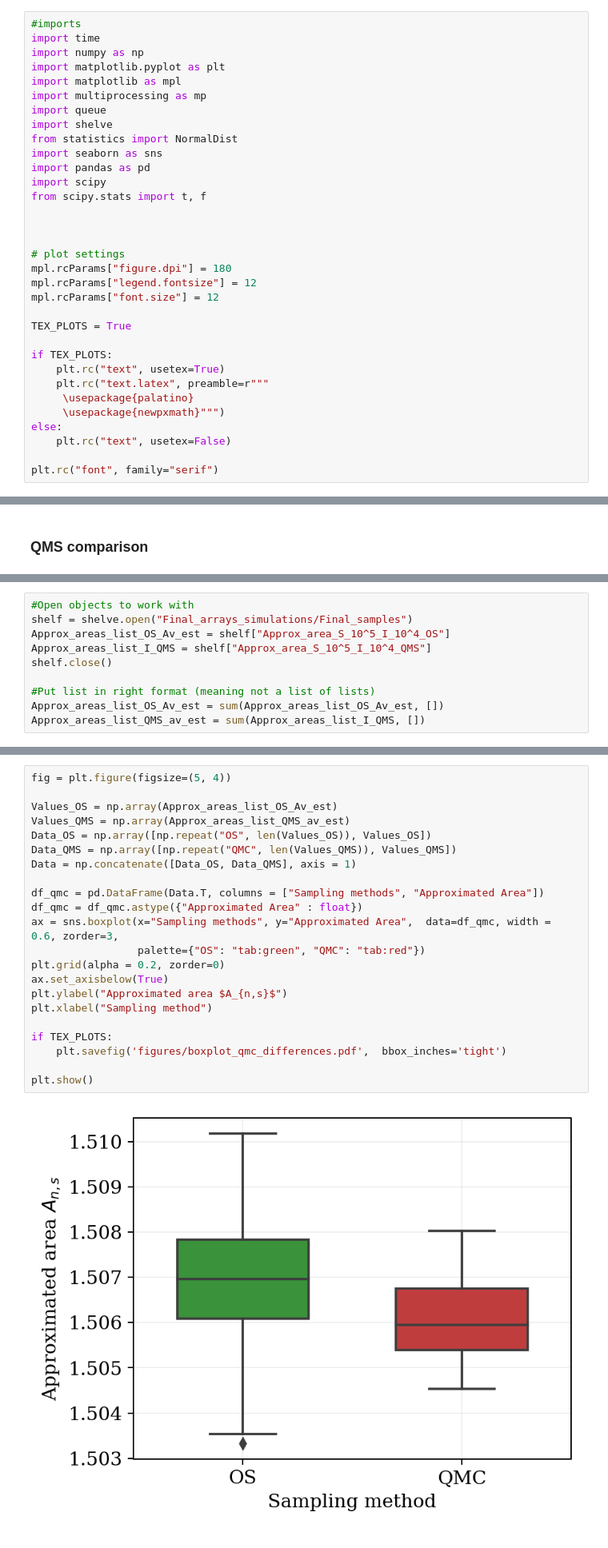
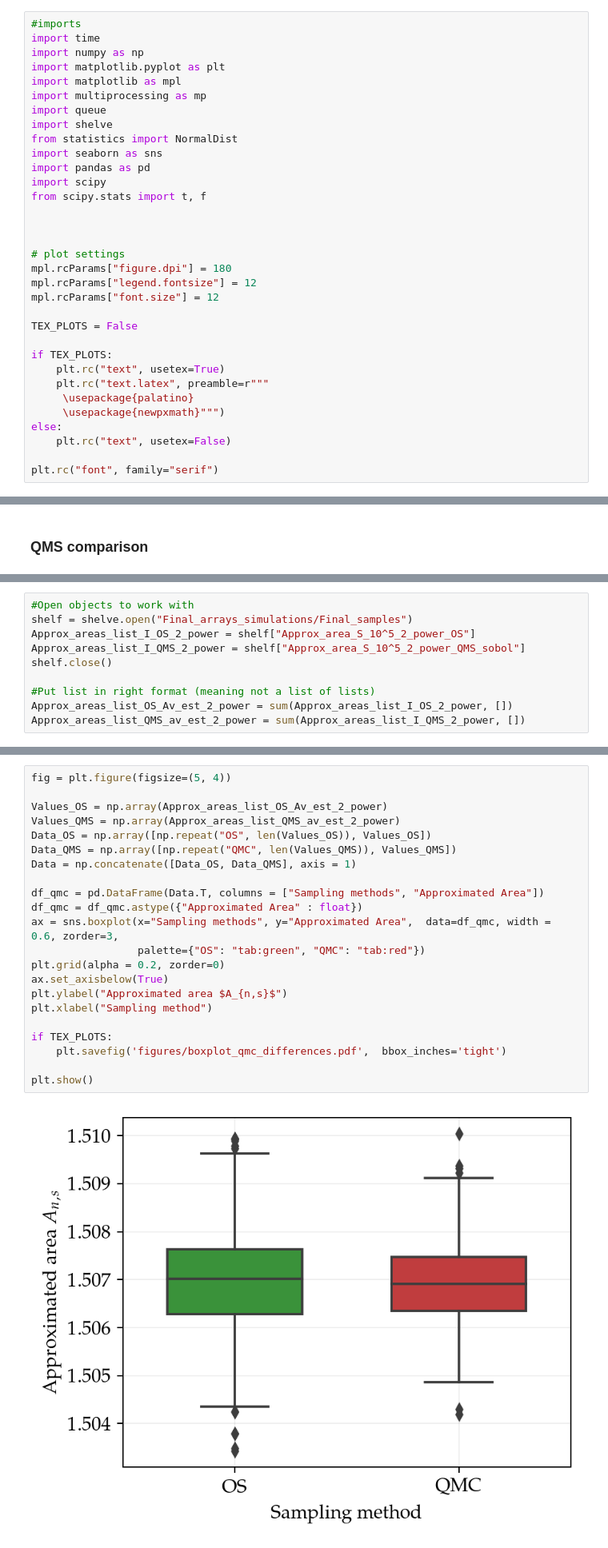
Before and after one commit to soudy/stoch-simulation-assignment1, a Jupyter notebook: notebooks/Mandelbrot_Monte_Carlo.ipynb, the cells around one changed output, grey strips where cells are left out. Shown at 80% size. Saved outputs shown, nothing was run; the diff lists cells and outputs as text.

```diff
--- a/notebooks/Mandelbrot_Monte_Carlo.ipynb
+++ b/notebooks/Mandelbrot_Monte_Carlo.ipynb
@@ -37,7 +37,7 @@ mpl.rcParams["figure.dpi"] = 180
 mpl.rcParams["legend.fontsize"] = 12
 mpl.rcParams["font.size"] = 12
 
-TEX_PLOTS = True
+TEX_PLOTS = False
 
 if TEX_PLOTS:
     plt.rc("text", usetex=True)
@@ -621,13 +637,13 @@ OS:  Mean  1.50698137 ,a 0.00021782 ,Var  1.54e-06
 # %%
 #Open objects to work with
 shelf = shelve.open("Final_arrays_simulations/Final_samples")
-Approx_areas_list_OS_Av_est = shelf["Approx_area_S_10^5_I_10^4_OS"]
-Approx_areas_list_I_QMS = shelf["Approx_area_S_10^5_I_10^4_QMS"]
+Approx_areas_list_I_OS_2_power = shelf["Approx_area_S_10^5_2_power_OS"]
+Approx_areas_list_I_QMS_2_power = shelf["Approx_area_S_10^5_2_power_QMS_sobol"]
 shelf.close()
 
 #Put list in right format (meaning not a list of lists)
-Approx_areas_list_OS_Av_est = sum(Approx_areas_list_OS_Av_est, [])
-Approx_areas_list_QMS_av_est = sum(Approx_areas_list_I_QMS, [])
+Approx_areas_list_OS_Av_est_2_power = sum(Approx_areas_list_I_OS_2_power, [])
+Approx_areas_list_QMS_av_est_2_power = sum(Approx_areas_list_I_QMS_2_power, [])
 # %%
 #Table
 
@@ -658,27 +674,27 @@ PRS:  Mean  1.5061670400000002 ,a 0.000196846035571685 ,Var  1.2547519358716298e
 # %%
 fig = plt.figure(figsize=(5, 4))
 
-Values_OS = np.array(Approx_areas_list_OS_Av_est)
-Values_QMS = np.array(Approx_areas_list_QMS_av_est)
+Values_OS = np.array(Approx_areas_list_OS_Av_est_2_power)
+Values_QMS = np.array(Approx_areas_list_QMS_av_est_2_power)
 Data_OS = np.array([np.repeat("OS", len(Values_OS)), Values_OS])
 Data_QMS = np.array([np.repeat("QMC", len(Values_QMS)), Values_QMS])
 Data = np.concatenate([Data_OS, Data_QMS], axis = 1)
 
 df_qmc = pd.DataFrame(Data.T, columns = ["Sampling methods", "Approximated Area"])
 df_qmc = df_qmc.astype({"Approximated Area" : float})
 ax = sns.boxplot(x="Sampling methods", y="Approximated Area",  data=df_qmc, width = 0.6, zorder=3,
                  palette={"OS": "tab:green", "QMC": "tab:red"})
 plt.grid(alpha = 0.2, zorder=0)
 ax.set_axisbelow(True)
 plt.ylabel("Approximated area $A_{n,s}$")
 plt.xlabel("Sampling method")
 
 if TEX_PLOTS:
     plt.savefig('figures/boxplot_qmc_differences.pdf',  bbox_inches='tight')
 
 plt.show()
 # %% [output]
-[figure, old version]
+[figure, new version]
 # %%
 fig = plt.figure(figsize=(5, 4))
 plt.grid(alpha = 0.2)
```
Also changed, not shown: parts of 9 cells of this notebook, 11 other files.
